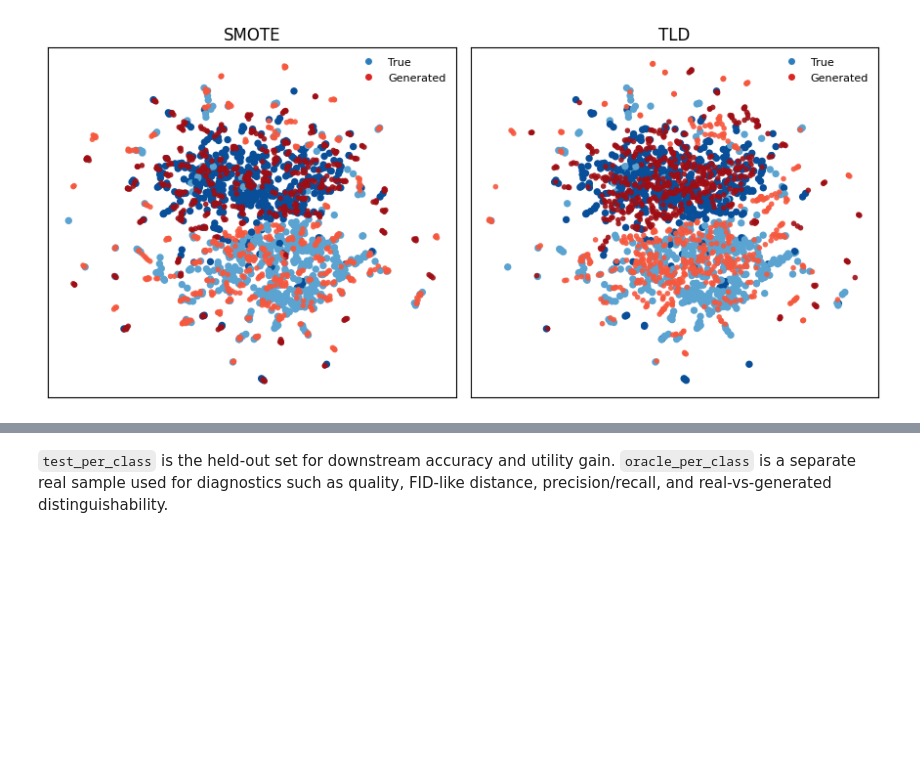
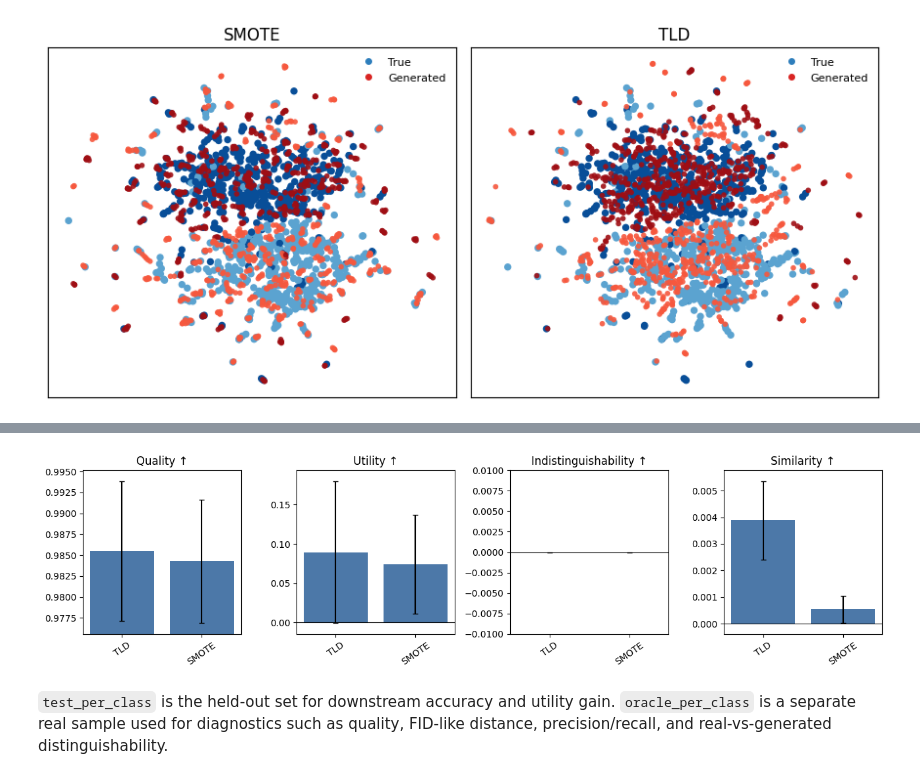
Before and after one commit to fabriziocosta/Utility, a Jupyter notebook: notebooks/mnist_utility.ipynb, the cells around one changed output, grey strips where cells are left out. Cells and saved outputs as stored; diff of their text form; code cells hidden in the pictures; blank space fills up the shorter version.

```diff
--- a/notebooks/mnist_utility.ipynb
+++ b/notebooks/mnist_utility.ipynb
@@ -76,5 +83,14 @@ plot_mnist_umap(
 OMP: Info #276: omp_set_nested routine deprecated, please use omp_set_max_active_levels instead.
 [figure]
 # %%
-plot_metric_bars(result);
+results = run_mnist_many(
+    seeds,
+    mnist_config,
+    experiment_config,
+    include_noise_model=include_noise_model,
+)
+save_results_csv(results, "mnist_all_seeds", index=False)
+summary = summarize(results)
+save_results_csv(summary, "mnist_summary")
+label_metric_columns(summary).round(4)
 # %% [output]
@@ -82,2 +110,8 @@ plot_metric_bars(result);
+# %%
+fig = plot_metric_bars(results)
+save_paper_pdf(fig, "mnist_metrics")
+fig;
+# %% [output]
+[figure, added]
 # %% [markdown]
 `test_per_class` is the held-out set for downstream accuracy and utility gain. `oracle_per_class` is a separate real sample used for diagnostics such as quality, FID-like distance, precision/recall, and real-vs-generated distinguishability.
```
Also changed, not shown: parts of 6 cells of this notebook, 22 other files.
